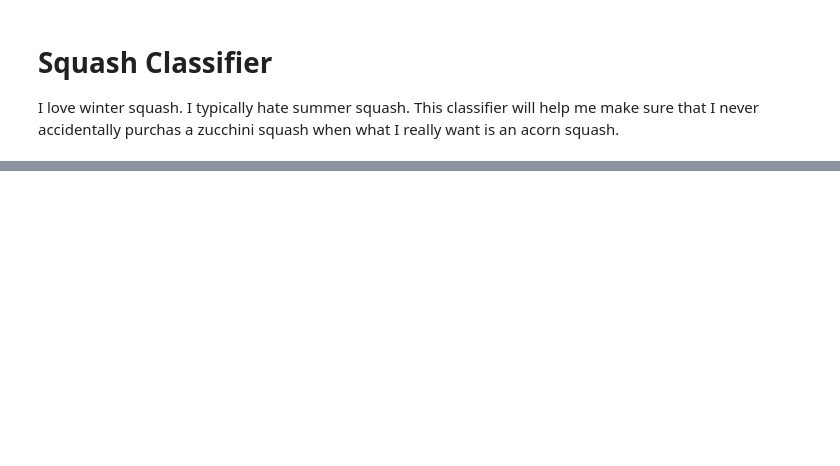
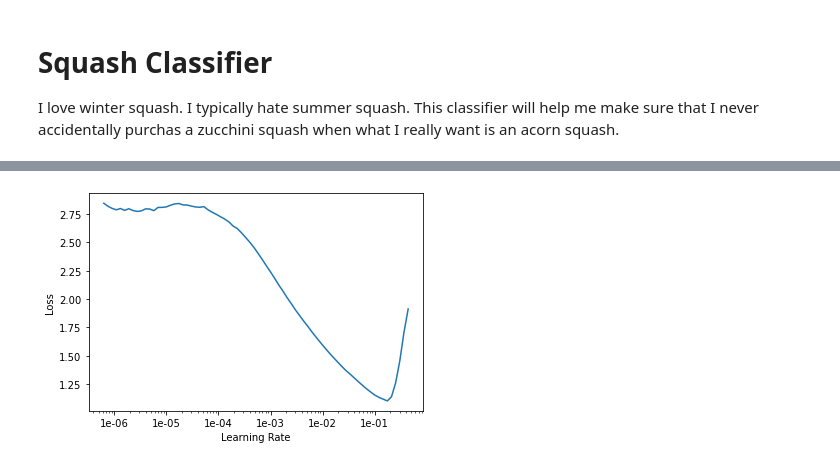
Before and after one commit to wcneill/fastai-homework, a Jupyter notebook: Lesson2-v3/lesson2.ipynb, the cells around one changed output, grey strips where cells are left out. Saved outputs shown, nothing was run; the diff lists cells and outputs as text; code cells hidden in the pictures; blank space fills up the shorter version.

```diff
--- a/Lesson2-v3/lesson2.ipynb
+++ b/Lesson2-v3/lesson2.ipynb
@@ -105,0 +128,4 @@ learner.fit_one_cycle(5, max_lr=5e-3)
+# %%
+learner.recorder.plot()
+# %% [output]
+[figure, added]
```
Also changed, not shown: parts of 21 cells of this notebook.
